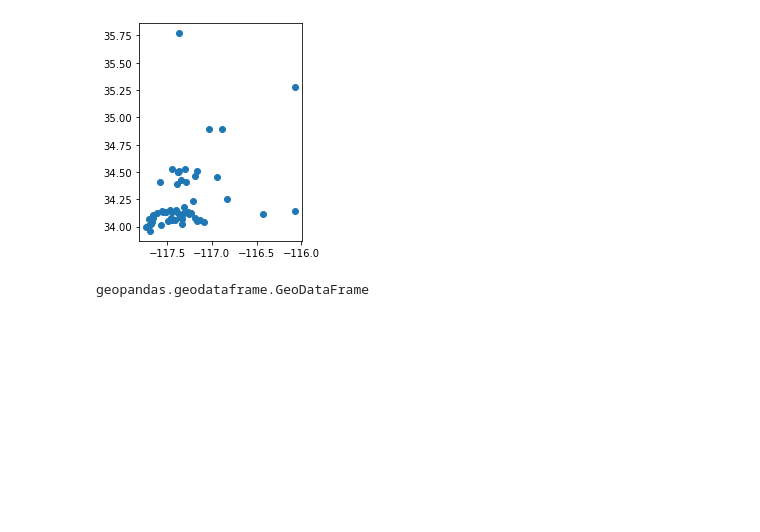
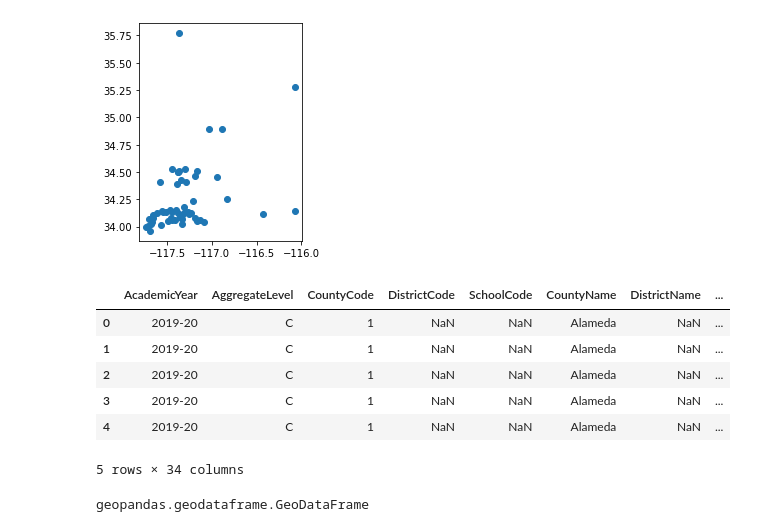
Before and after one commit to nnasr001/PBPL280S21Project1, a Jupyter notebook: Schoolsproject.ipynb, the cells around one changed output. Saved outputs shown, nothing was run; the diff lists cells and outputs as text; code cells hidden in the pictures; blank space fills up the shorter version.

```diff
--- a/Schoolsproject.ipynb
+++ b/Schoolsproject.ipynb
@@ -271,3 +271,15 @@ rivcoschools.plot()
 # %% [output]
 <AxesSubplot:>
 [figure]
+# %%
+graduation = pandas.read_csv('https://www3.cde.ca.gov/demo-downloads/acgr/cohort1920.txt', sep= '\t')
+# %%
+graduation.head()
+# %% [output]
+|  | AcademicYear | AggregateLevel | CountyCode | DistrictCode | SchoolCode | CountyName | DistrictName | ... |
+| 0 | 2019-20 | C | 1 | NaN | NaN | Alameda | NaN | ... |
+| 1 | 2019-20 | C | 1 | NaN | NaN | Alameda | NaN | ... |
+| 2 | 2019-20 | C | 1 | NaN | NaN | Alameda | NaN | ... |
+| 3 | 2019-20 | C | 1 | NaN | NaN | Alameda | NaN | ... |
+| 4 | 2019-20 | C | 1 | NaN | NaN | Alameda | NaN | ... |
+5 rows × 34 columns
```
Also changed, not shown: parts of 5 cells of this notebook.
